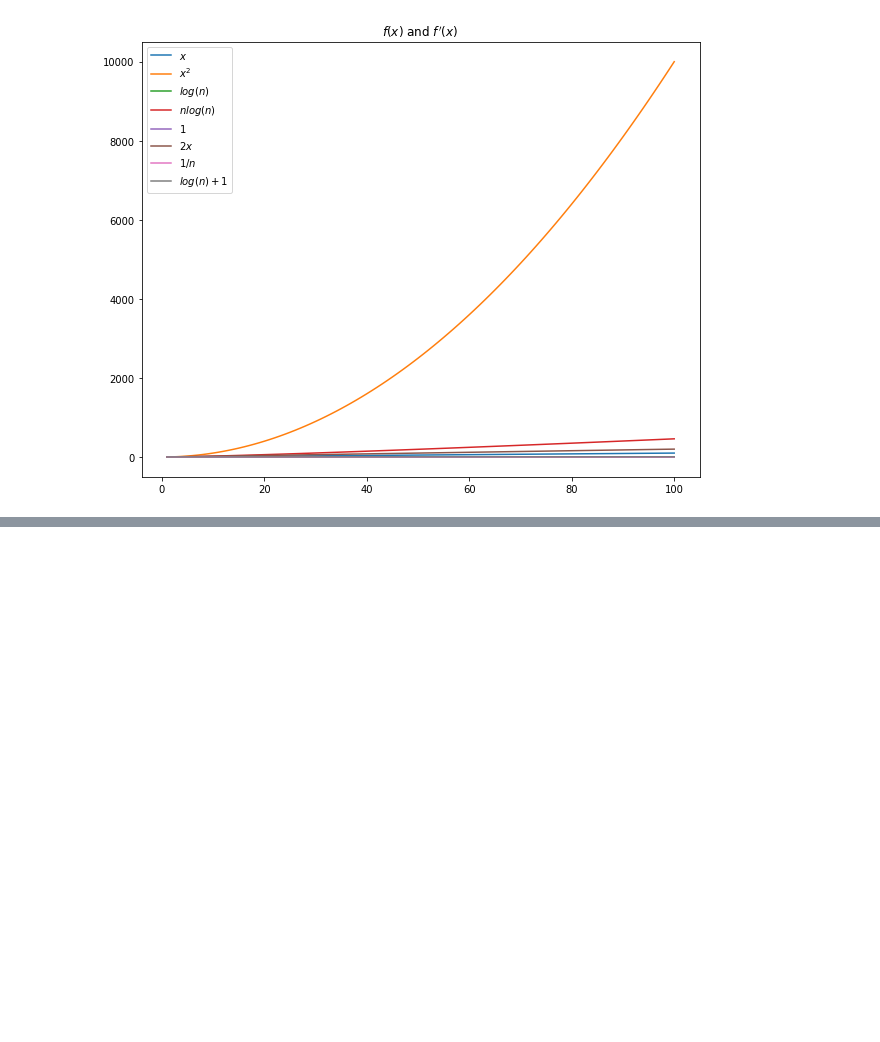
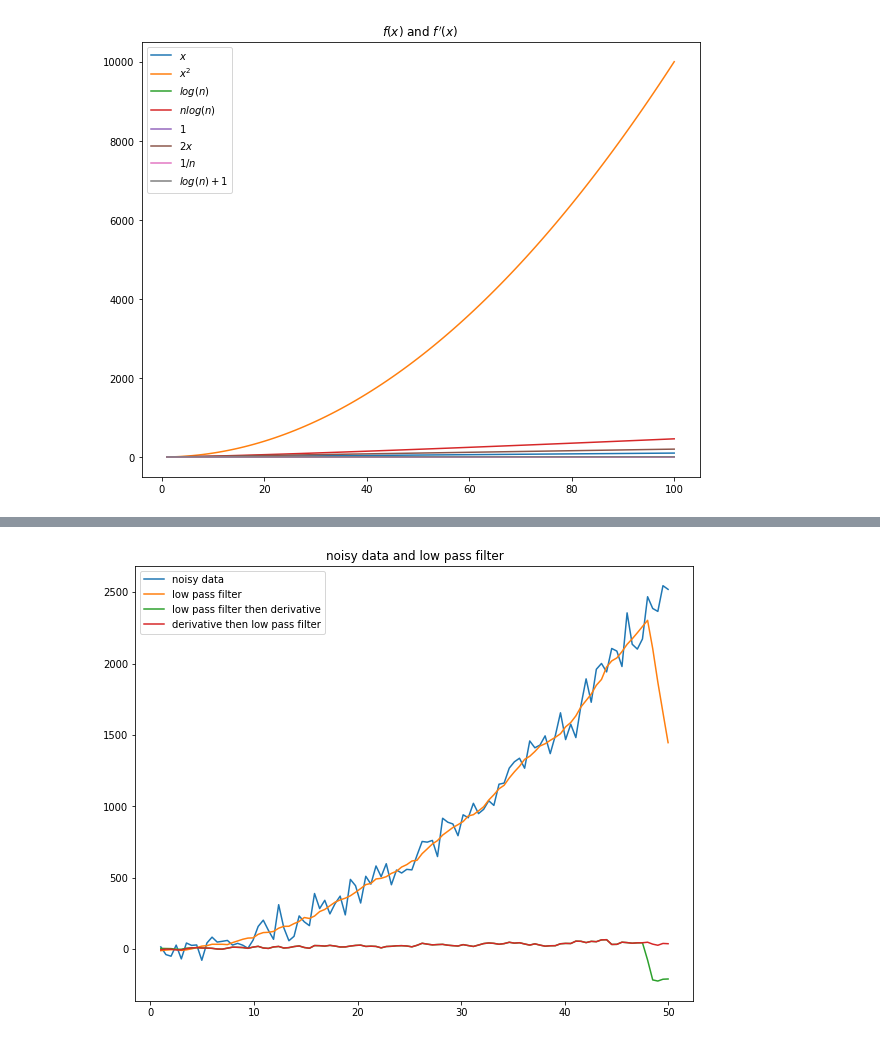
Before and after one commit to h3x4g0ns/py-chronos, a Jupyter notebook: explore.ipynb, the cells around one changed output, grey strips where cells are left out. Cells and saved outputs as stored; diff of their text form; code cells hidden in the pictures; blank space fills up the shorter version.

```diff
--- a/explore.ipynb
+++ b/explore.ipynb
@@ -112,0 +124,12 @@ plt.show()
+# %%
+# performing low pass filter on raw data then taking derivative
+plt.figure(figsize=(10, 8))
+plt.plot(x, y, label="noisy data")
+plt.plot(x, np.convolve(y, np.ones(10)/10, mode="same"), label="low pass filter")
+plt.plot(x, np.gradient(np.convolve(y, np.ones(10)/10, mode="same")), label="low pass filter then derivative")
+plt.plot(x, np.convolve(np.gradient(y), np.ones(10)/10, mode="same"), label="derivative then low pass filter")
+plt.title("noisy data and low pass filter")
+plt.legend()
+plt.show()
+# %% [output]
+[figure, added]
```
Also changed, not shown: parts of 9 cells of this notebook.
